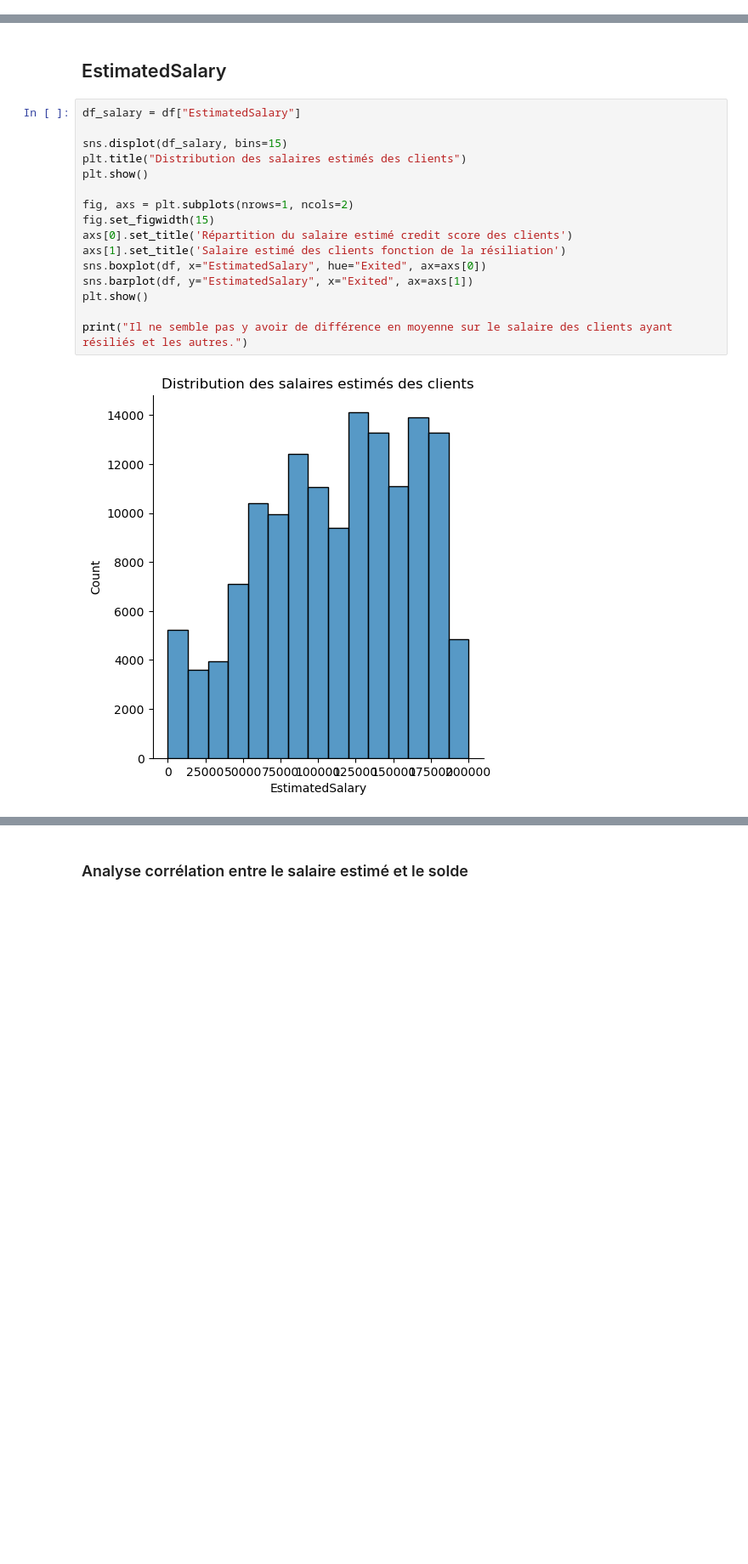
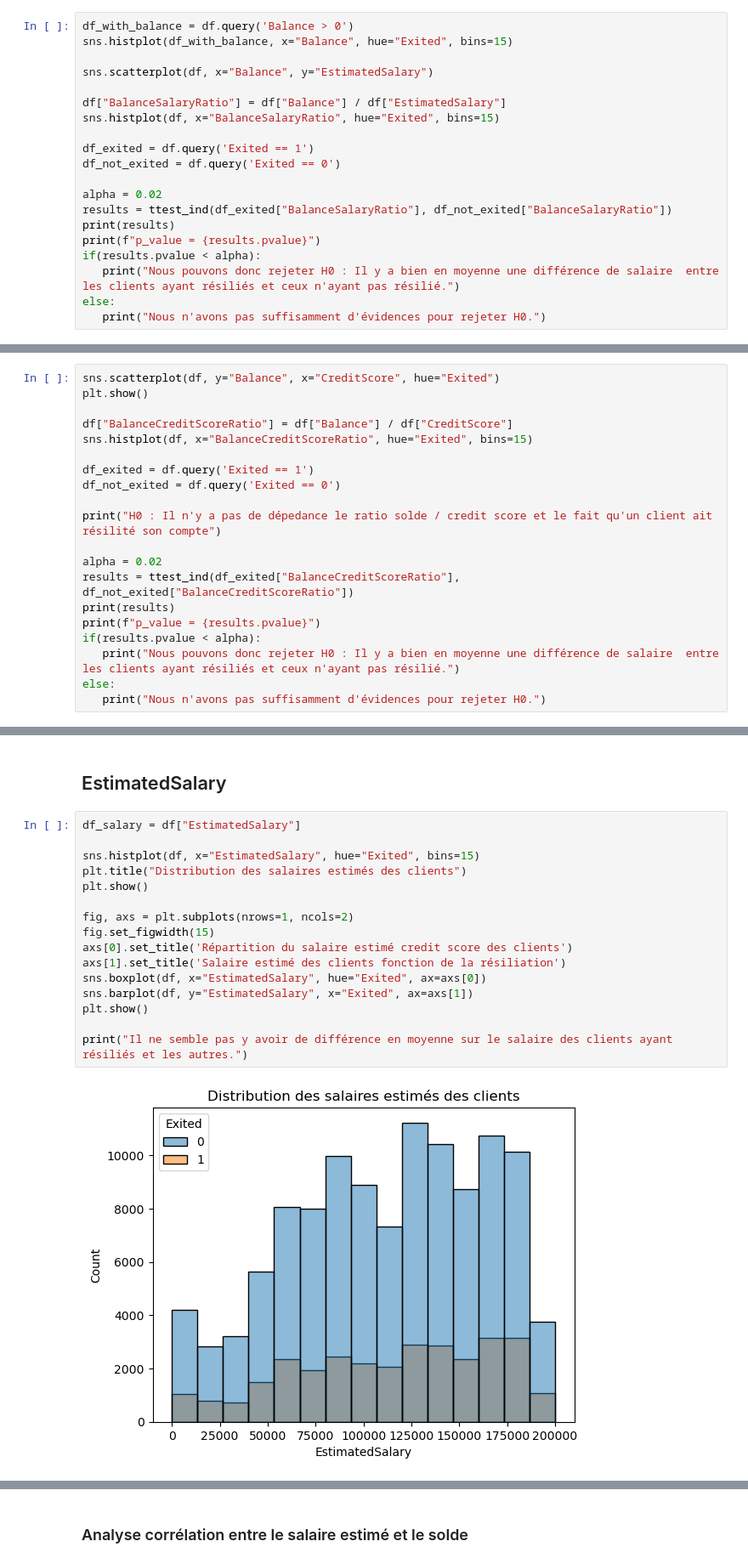
Before and after one commit to olivierbachard/bank_churn_classification, a Jupyter notebook: analysis.ipynb, the cells around one changed output, grey strips where cells are left out. Shown at 85% size. Cells and saved outputs as stored; diff of their text form; blank space fills up the shorter version.

Commit message:
Feature engineering tests + balance data set

```diff
--- a/analysis.ipynb
+++ b/analysis.ipynb
@@ -318,0 +342,20 @@ Nous pouvons donc rejeter H0 : Il y a bien en moyenne une différence de credit
+# %%
+df_with_balance = df.query('Balance > 0')
+sns.histplot(df_with_balance, x="Balance", hue="Exited", bins=15)
+
+sns.scatterplot(df, x="Balance", y="EstimatedSalary")
+
+df["BalanceSalaryRatio"] = df["Balance"] / df["EstimatedSalary"]
+sns.histplot(df, x="BalanceSalaryRatio", hue="Exited", bins=15)
+
+df_exited = df.query('Exited == 1')
+df_not_exited = df.query('Exited == 0')
+
+alpha = 0.02
+results = ttest_ind(df_exited["BalanceSalaryRatio"], df_not_exited["BalanceSalaryRatio"])
+print(results)
+print(f"p_value = {results.pvalue}")
+if(results.pvalue < alpha):
+   print("Nous pouvons donc rejeter H0 : Il y a bien en moyenne une différence de salaire  entre les clients ayant résiliés et ceux n'ayant pas résilié.")
+else:
+   print("Nous n'avons pas suffisamment d'évidences pour rejeter H0.")
@@ -318,0 +369,20 @@ Nous pouvons donc rejeter H0 : Il y a bien en moyenne une différence de credit
+# %%
+sns.scatterplot(df, y="Balance", x="CreditScore", hue="Exited")
+plt.show()
+
+df["BalanceCreditScoreRatio"] = df["Balance"] / df["CreditScore"]
+sns.histplot(df, x="BalanceCreditScoreRatio", hue="Exited", bins=15)
+
+df_exited = df.query('Exited == 1')
+df_not_exited = df.query('Exited == 0')
+
+print("H0 : Il n'y a pas de dépedance le ratio solde / credit score et le fait qu'un client ait résilité son compte")
+
+alpha = 0.02
+results = ttest_ind(df_exited["BalanceCreditScoreRatio"], df_not_exited["BalanceCreditScoreRatio"])
+print(results)
+print(f"p_value = {results.pvalue}")
+if(results.pvalue < alpha):
+   print("Nous pouvons donc rejeter H0 : Il y a bien en moyenne une différence de salaire  entre les clients ayant résiliés et ceux n'ayant pas résilié.")
+else:
+   print("Nous n'avons pas suffisamment d'évidences pour rejeter H0.")
@@ -353,21 +430,21 @@ Nous pouvons rejeter H0: La résilitation d'un client et le nbre de produits uti
 # %%
 df_salary = df["EstimatedSalary"]
 
-sns.displot(df_salary, bins=15)
+sns.histplot(df, x="EstimatedSalary", hue="Exited", bins=15)
 plt.title("Distribution des salaires estimés des clients")
 plt.show()
 
 fig, axs = plt.subplots(nrows=1, ncols=2)
 fig.set_figwidth(15)
 axs[0].set_title('Répartition du salaire estimé credit score des clients')
 axs[1].set_title('Salaire estimé des clients fonction de la résiliation')
 sns.boxplot(df, x="EstimatedSalary", hue="Exited", ax=axs[0])
 sns.barplot(df, y="EstimatedSalary", x="Exited", ax=axs[1])
 plt.show()
 
 print("Il ne semble pas y avoir de différence en moyenne sur le salaire des clients ayant résiliés et les autres.")
 # %% [output]
-[figure, old version]
+[figure, new version]
 [figure]
 Il ne semble pas y avoir de différence en moyenne sur le salaire des clients ayant résiliés et les autres.
 # %%
```
Also changed, not shown: parts of 27 cells of this notebook, 2 other files.
